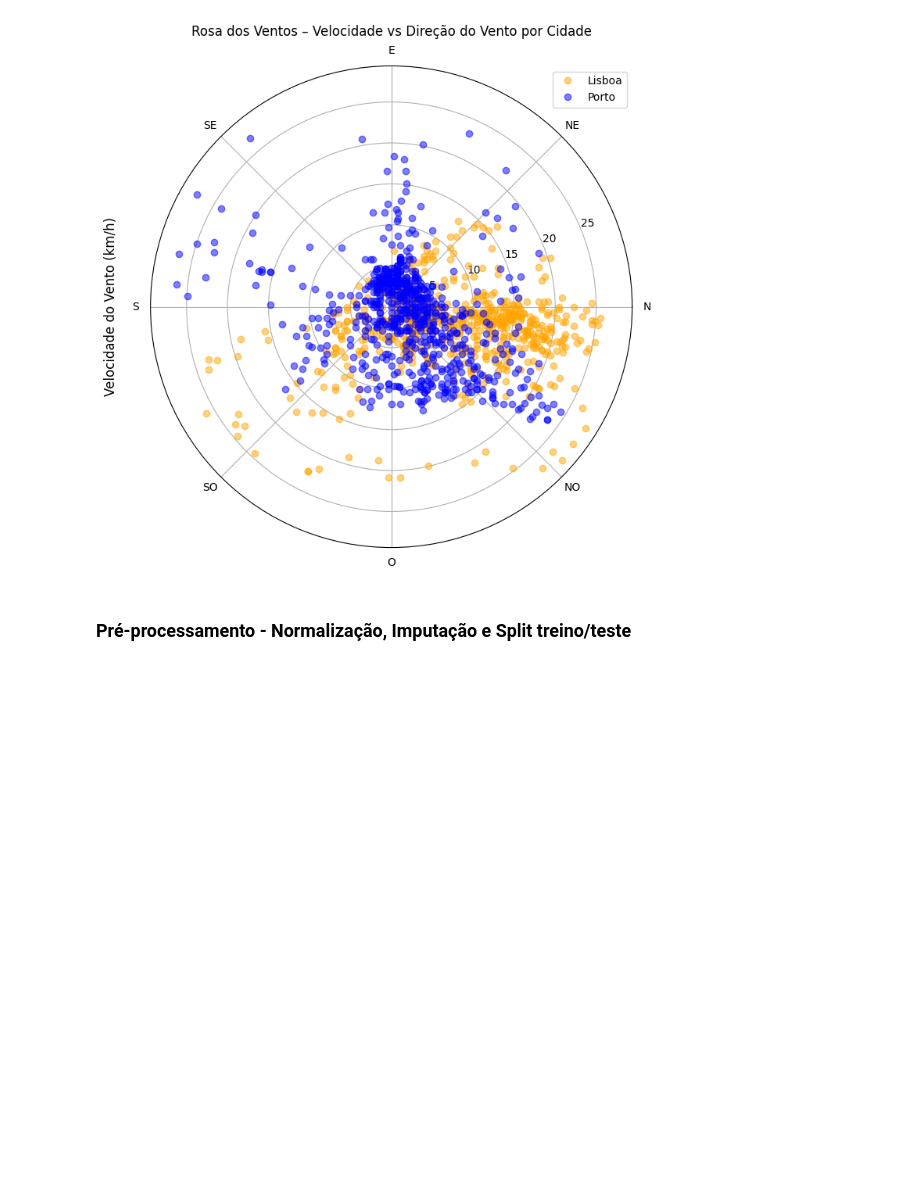
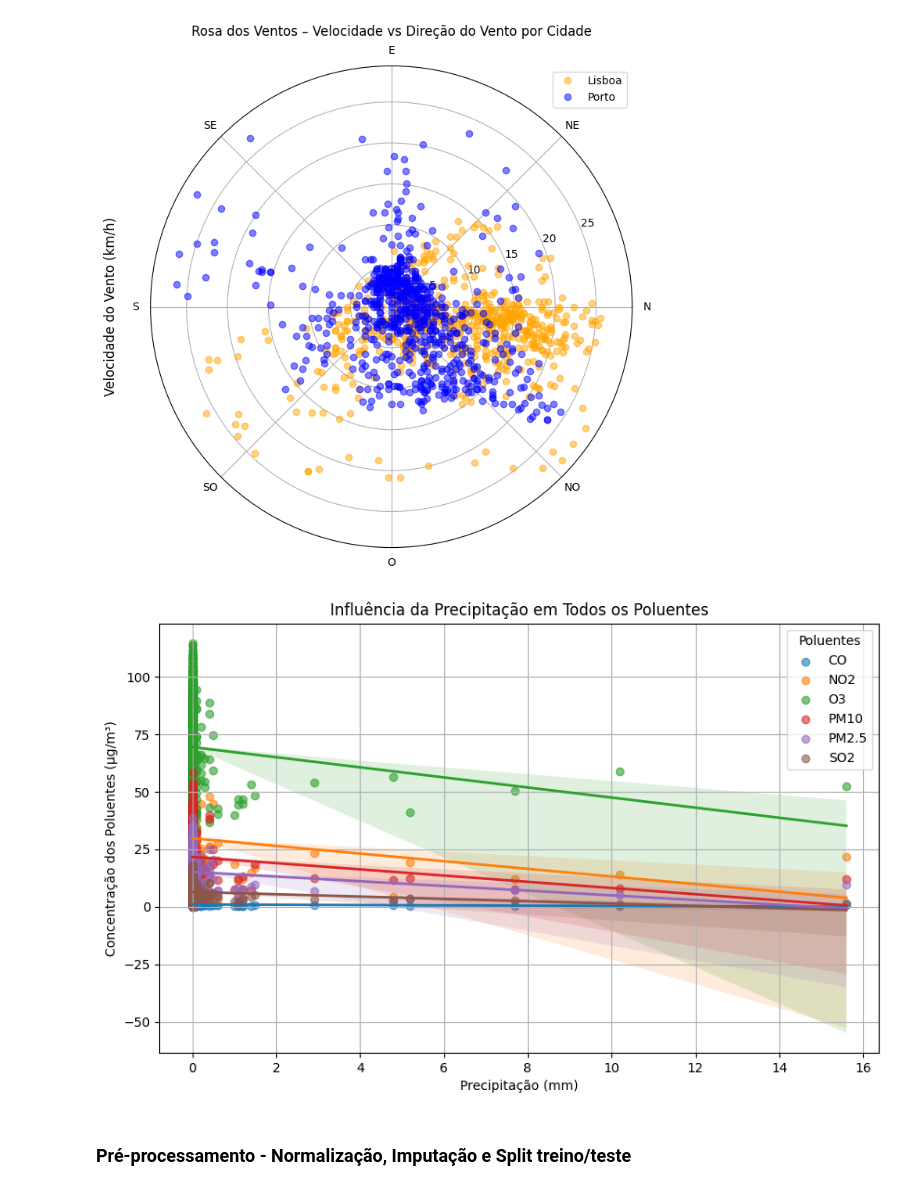
Before and after one commit to CatarinaMaria217/Proj1_AI, a Jupyter notebook: eda.ipynb, the cells around one changed output. Drawn from its saved outputs; the diff is of its cells as text; code cells hidden in the pictures; blank space fills up the shorter version.

```diff
--- a/eda.ipynb
+++ b/eda.ipynb
@@ -428,6 +428,35 @@ plt.grid(True)
 plt.show()
 # %% [output]
 [figure]
+# %%
+
+# Variáveis de interesse: poluentes + precipitação
+poluentes = ['CO', 'NO2', 'O3', 'PM10', 'PM2.5', 'SO2']
+
+cores = sns.color_palette("tab10", n_colors=len(poluentes))
+
+plt.figure(figsize=(10,6))
+
+for poluente, cor in zip(poluentes, cores):
+    # Scatter
+    plt.scatter(df_eda["precipitation_mm"], df_eda[poluente], alpha=0.6, label=poluente, color=cor)
+    # Linha de tendência
+    sns.regplot(
+        x=df_eda["precipitation_mm"],
+        y=df_eda[poluente],
+        scatter=False,
+        color=cor,
+        line_kws={"linewidth":2}
+    )
+
+plt.xlabel("Precipitação (mm)")
+plt.ylabel("Concentração dos Poluentes (µg/m³)")
+plt.title("Influência da Precipitação em Todos os Poluentes")
+plt.grid(True)
+plt.legend(title="Poluentes")
+plt.show()
+# %% [output]
+[figure, added]
 # %%
 from sklearn.model_selection import train_test_split
 from sklearn.preprocessing import StandardScaler
```
